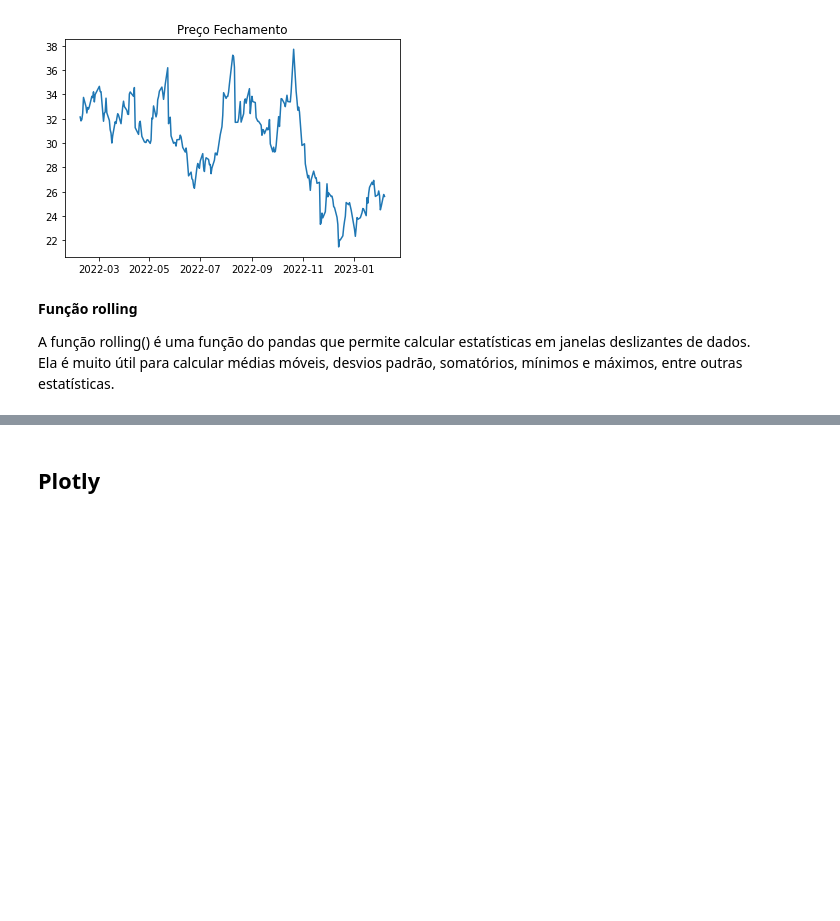
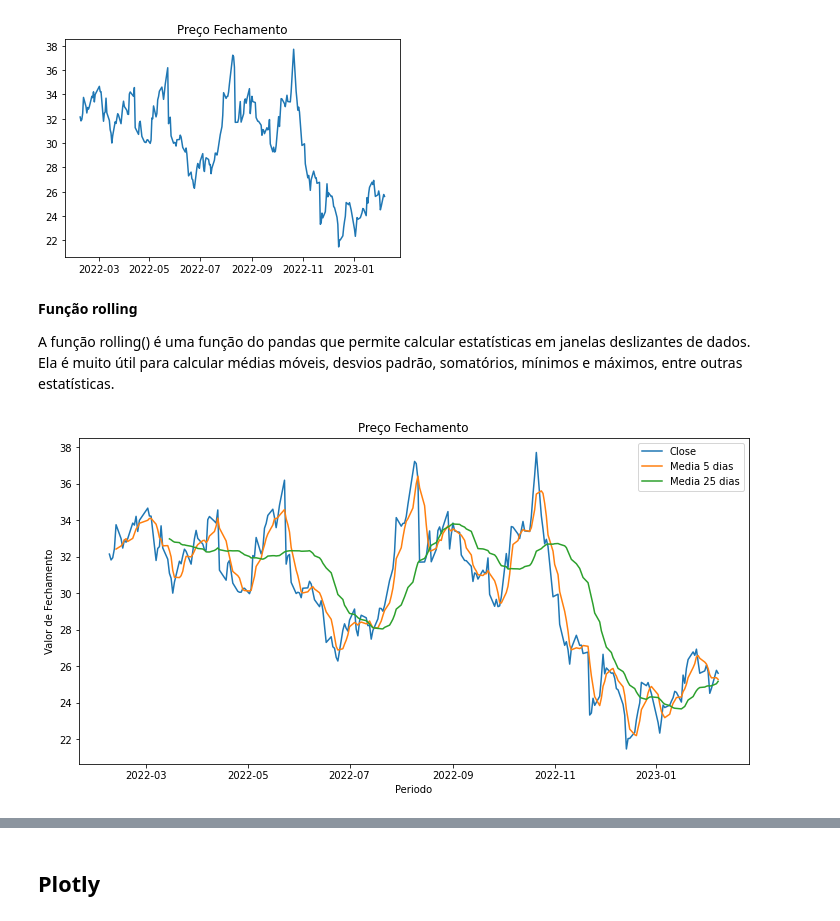
Before and after one commit to anacarolbs/Solucoes-com-Python-DataViking, a Jupyter notebook: Evento_01_API_+_PDF.ipynb, the cells around one changed output, grey strips where cells are left out. Drawn from its saved outputs; the diff is of its cells as text; code cells hidden in the pictures; blank space fills up the shorter version.

```diff
--- a/Evento_01_API_+_PDF.ipynb
+++ b/Evento_01_API_+_PDF.ipynb
@@ -174,3 +174,20 @@ plt.title('Preço Fechamento');
 
 A função rolling() é uma função do pandas que permite calcular estatísticas em janelas deslizantes de dados. <br>
 Ela é muito útil para calcular médias móveis, desvios padrão, somatórios, mínimos e máximos, entre outras estatísticas.
+# %%
+from pandas.core import window
+Periodo = 5
+Dados['Close'].rolling( window=Periodo ).mean()
+
+# Tamanho da imagem
+plt.figure( figsize=(12, 6) )
+
+plt.plot( Dados['Close'] )
+plt.plot( Dados['Close'].rolling( window=Periodo ).mean() )
+plt.plot( Dados['Close'].rolling( window=Periodo + 20 ).mean() )
+plt.title('Preço Fechamento')
+plt.legend(['Close', 'Media 5 dias', 'Media 25 dias'])
+plt.ylabel('Valor de Fechamento')
+plt.xlabel('Periodo');
+# %% [output]
+[figure, added]
```
Also changed, not shown: parts of 11 cells of this notebook.
